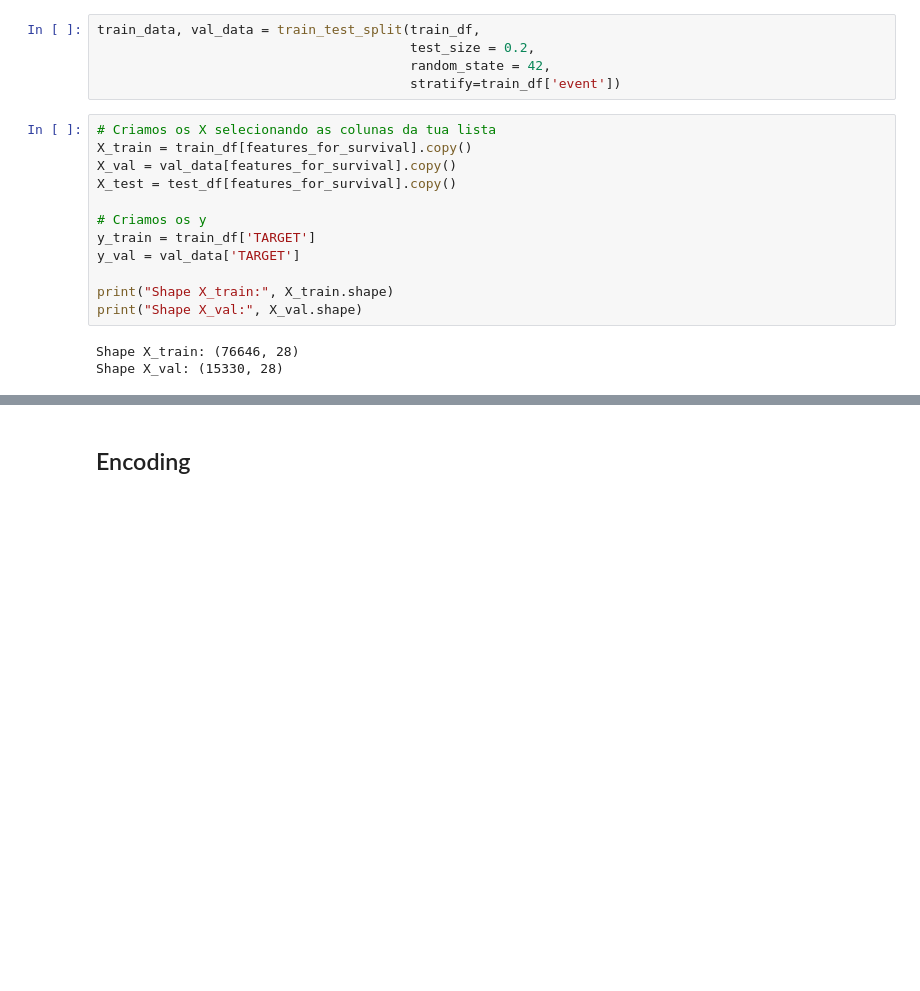
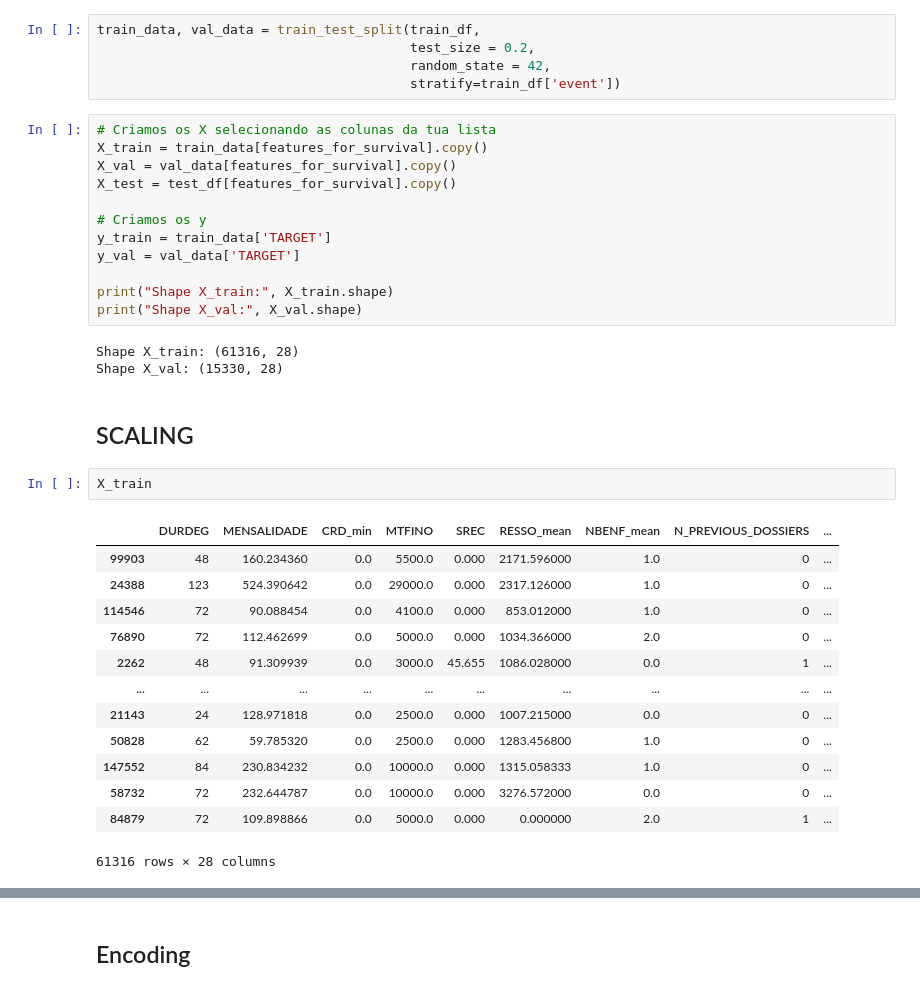
Before and after one commit to Alanog10/BNP-Paribas, a Jupyter notebook: Classification catarina.ipynb, the cells around one changed output, grey strips where cells are left out. Drawn from its saved outputs; the diff is of its cells as text; blank space fills up the shorter version.

```diff
--- a/Classification catarina.ipynb
+++ b/Classification catarina.ipynb
@@ -118,16 +129,34 @@ train_data, val_data = train_test_split(train_df,
                                         stratify=train_df['event'])
 # %%
 # Criamos os X selecionando as colunas da tua lista
-X_train = train_df[features_for_survival].copy()
+X_train = train_data[features_for_survival].copy()
 X_val = val_data[features_for_survival].copy()
 X_test = test_df[features_for_survival].copy()
 
 # Criamos os y
-y_train = train_df['TARGET']
+y_train = train_data['TARGET']
 y_val = val_data['TARGET']
 
 print("Shape X_train:", X_train.shape)
 print("Shape X_val:", X_val.shape)
 # %% [output]
-Shape X_train: (76646, 28)
+Shape X_train: (61316, 28)
 Shape X_val: (15330, 28)
+# %% [markdown]
+## SCALING
+# %%
+X_train
+# %% [output]
+|  | DURDEG | MENSALIDADE | CRD_min | MTFINO | SREC | RESSO_mean | NBENF_mean | N_PREVIOUS_DOSSIERS | ... |
+| 99903 | 48 | 160.234360 | 0.0 | 5500.0 | 0.000 | 2171.596000 | 1.0 | 0 | ... |
+| 24388 | 123 | 524.390642 | 0.0 | 29000.0 | 0.000 | 2317.126000 | 1.0 | 0 | ... |
+| 114546 | 72 | 90.088454 | 0.0 | 4100.0 | 0.000 | 853.012000 | 1.0 | 0 | ... |
+| 76890 | 72 | 112.462699 | 0.0 | 5000.0 | 0.000 | 1034.366000 | 2.0 | 0 | ... |
+| 2262 | 48 | 91.309939 | 0.0 | 3000.0 | 45.655 | 1086.028000 | 0.0 | 1 | ... |
+| ... | ... | ... | ... | ... | ... | ... | ... | ... | ... |
+| 21143 | 24 | 128.971818 | 0.0 | 2500.0 | 0.000 | 1007.215000 | 0.0 | 0 | ... |
+| 50828 | 62 | 59.785320 | 0.0 | 2500.0 | 0.000 | 1283.456800 | 1.0 | 0 | ... |
+| 147552 | 84 | 230.834232 | 0.0 | 10000.0 | 0.000 | 1315.058333 | 1.0 | 0 | ... |
+| 58732 | 72 | 232.644787 | 0.0 | 10000.0 | 0.000 | 3276.572000 | 0.0 | 0 | ... |
+| 84879 | 72 | 109.898866 | 0.0 | 5000.0 | 0.000 | 0.000000 | 2.0 | 1 | ... |
+61316 rows × 28 columns
```
Also changed, not shown: parts of 25 cells of this notebook.
